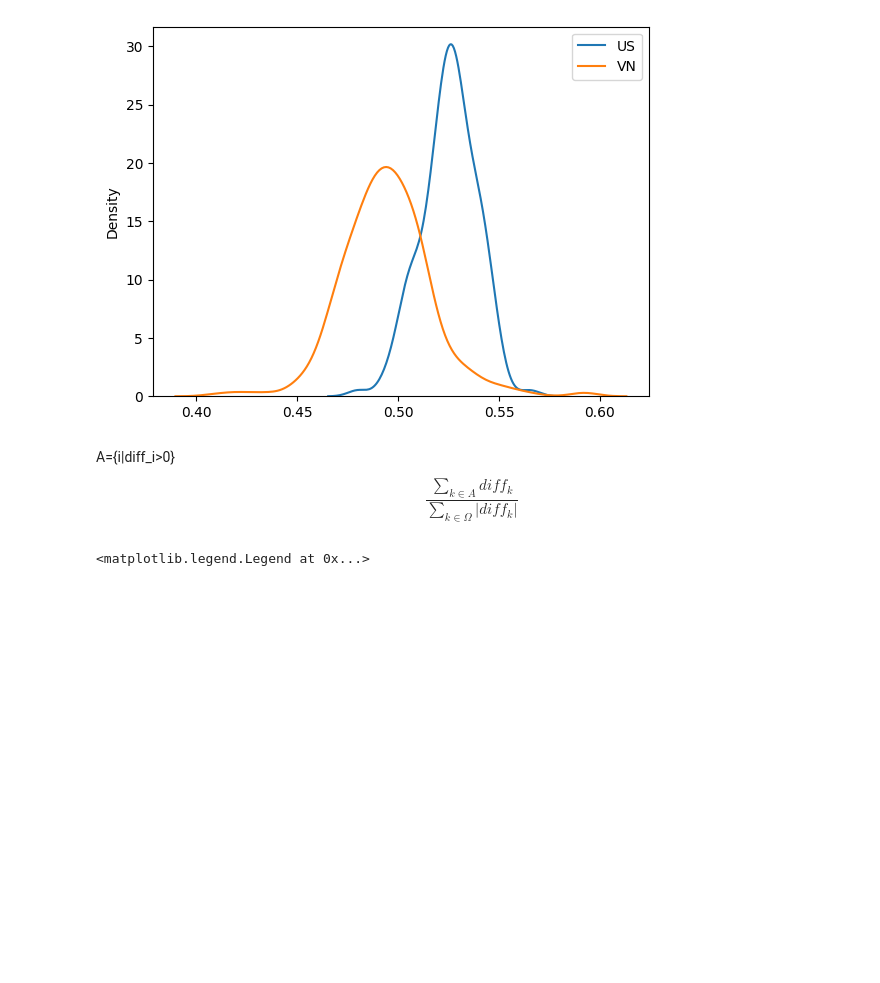
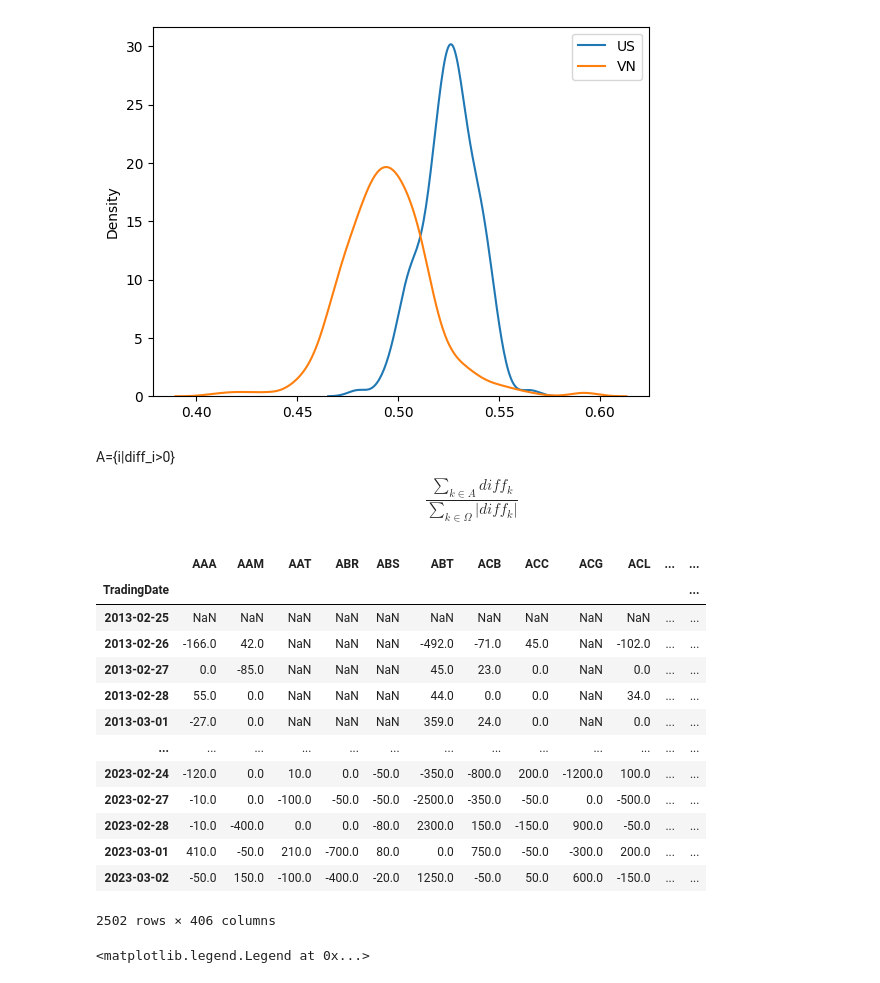
Before and after one commit to khanhtrinh2003/Financial-mathematics, a Jupyter notebook: main.ipynb, the cells around one changed output. Saved outputs shown, nothing was run; the diff lists cells and outputs as text; code cells hidden in the pictures; blank space fills up the shorter version.

```diff
--- a/main.ipynb
+++ b/main.ipynb
@@ -29,6 +46,23 @@ plt.legend()
 # %% [markdown]
 A=\{i|diff_i>0\}
 $$\frac{\sum_{k\in A}diff_k}{\sum_{k\in \Omega}|diff_k|}$$
+# %%
+vn_diff
+# %% [output]
+|  | AAA | AAM | AAT | ABR | ABS | ABT | ACB | ACC | ACG | ACL | ... | ... |
+| TradingDate |  |  |  |  |  |  |  |  |  |  |  | ... |
+| 2013-02-25 | NaN | NaN | NaN | NaN | NaN | NaN | NaN | NaN | NaN | NaN | ... | ... |
+| 2013-02-26 | -166.0 | 42.0 | NaN | NaN | NaN | -492.0 | -71.0 | 45.0 | NaN | -102.0 | ... | ... |
+| 2013-02-27 | 0.0 | -85.0 | NaN | NaN | NaN | 45.0 | 23.0 | 0.0 | NaN | 0.0 | ... | ... |
+| 2013-02-28 | 55.0 | 0.0 | NaN | NaN | NaN | 44.0 | 0.0 | 0.0 | NaN | 34.0 | ... | ... |
+| 2013-03-01 | -27.0 | 0.0 | NaN | NaN | NaN | 359.0 | 24.0 | 0.0 | NaN | 0.0 | ... | ... |
+| ... | ... | ... | ... | ... | ... | ... | ... | ... | ... | ... | ... | ... |
+| 2023-02-24 | -120.0 | 0.0 | 10.0 | 0.0 | -50.0 | -350.0 | -800.0 | 200.0 | -1200.0 | 100.0 | ... | ... |
+| 2023-02-27 | -10.0 | 0.0 | -100.0 | -50.0 | -50.0 | -2500.0 | -350.0 | -50.0 | 0.0 | -500.0 | ... | ... |
+| 2023-02-28 | -10.0 | -400.0 | 0.0 | 0.0 | -80.0 | 2300.0 | 150.0 | -150.0 | 900.0 | -50.0 | ... | ... |
+| 2023-03-01 | 410.0 | -50.0 | 210.0 | -700.0 | 80.0 | 0.0 | 750.0 | -50.0 | -300.0 | 200.0 | ... | ... |
+| 2023-03-02 | -50.0 | 150.0 | -100.0 | -400.0 | -20.0 | 1250.0 | -50.0 | 50.0 | 600.0 | -150.0 | ... | ... |
+2502 rows × 406 columns
 # %%
 sns.kdeplot(us_diff[us_diff>0].sum()/abs(us_diff).sum(), label="US")
 sns.kdeplot(vn_diff[vn_diff>0].sum()/abs(vn_diff).sum(), label="VN")
```
Also changed, not shown: parts of 2 cells of this notebook.
